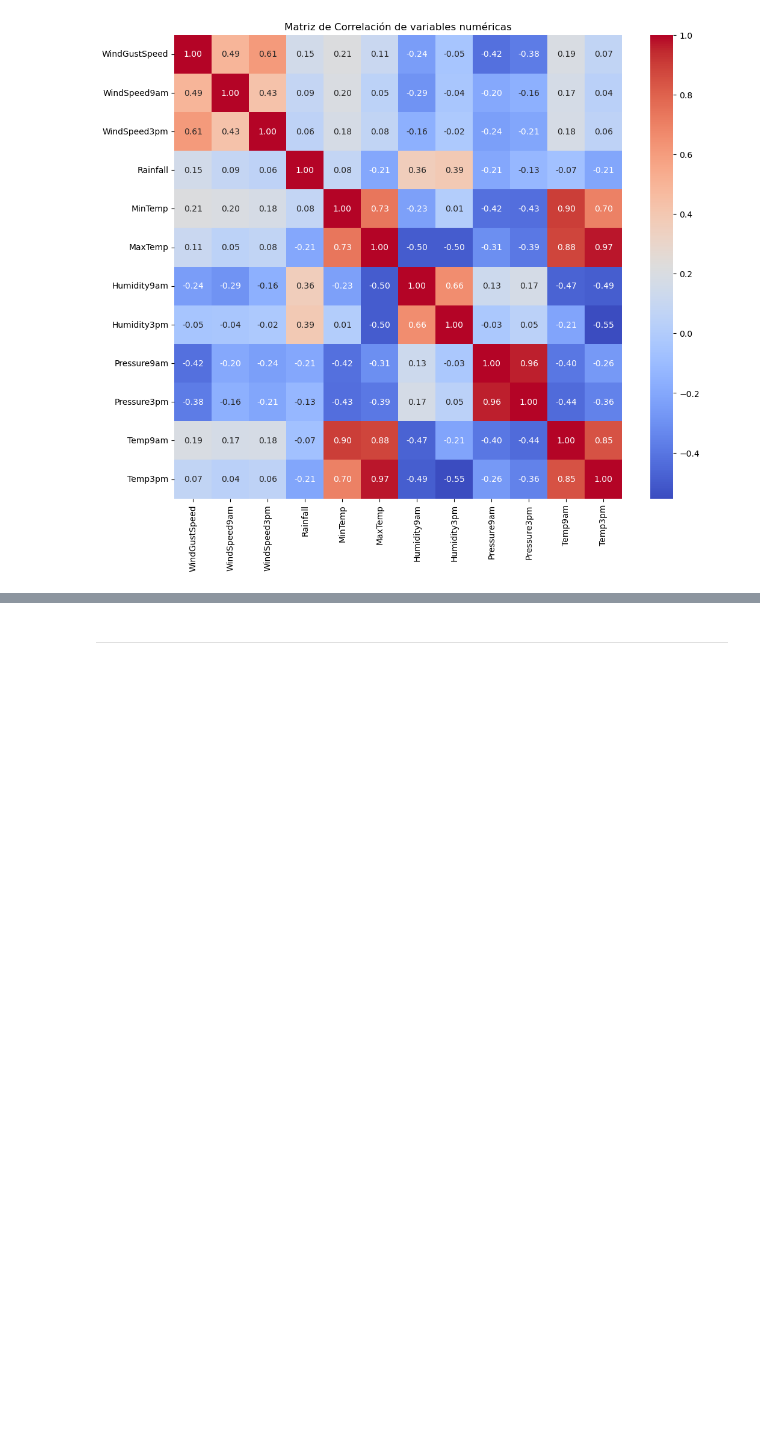
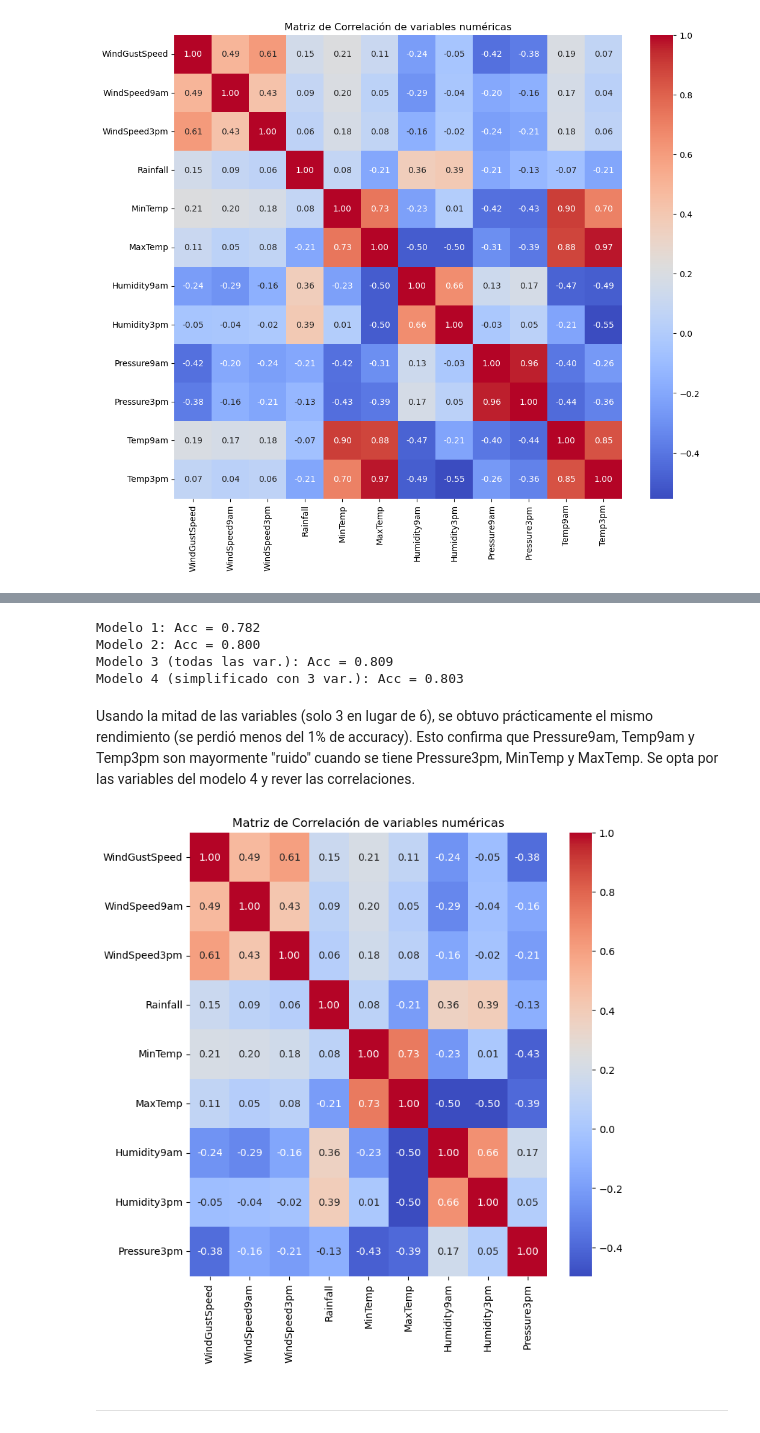
Before and after one commit to CaroRuiz92/AA1-TUIA-Ruiz-Quispe, a Jupyter notebook: TP-clasificacion-AA1.ipynb, the cells around one changed output, grey strips where cells are left out. Drawn from its saved outputs; the diff is of its cells as text; code cells hidden in the pictures; blank space fills up the shorter version.

Commit message:
Entre hasta item 3 - Correciones en uso de variables según correlación y modelado de regresion logistica

```diff
--- a/TP-clasificacion-AA1.ipynb
+++ b/TP-clasificacion-AA1.ipynb
@@ -265,3 +256,9 @@ plt.show()
+# %%
+if 'RainToday' in X_train.columns and X_train['RainToday'].dtype == 'object':
+    dic = {'Yes': 1, 'No': 0}
+    X_train['RainToday'] = X_train['RainToday'].map(dic)
+    X_val['RainToday'] = X_val['RainToday'].map(dic)
+    X_test['RainToday'] = X_test['RainToday'].map(dic)
 # %% [markdown]
 ---
 # %% [markdown]
@@ -631,0 +645,30 @@ data_final = data_final.drop(columns=['Temp9am', 'Temp3pm', 'Pressure3pm'])
+# %%
+modelo1 = make_pipeline(StandardScaler(), LogisticRegression()).fit(X1_train, y_train)
+modelo2 = make_pipeline(StandardScaler(), LogisticRegression()).fit(X2_train, y_train)
+modelo3 = make_pipeline(StandardScaler(), LogisticRegression()).fit(X3_train, y_train)
+modelo4 = make_pipeline(StandardScaler(), LogisticRegression()).fit(X4_train, y_train)
+
+# predicciones en test
+y_pred1 = modelo1.predict(X1_test)
+y_pred2 = modelo2.predict(X2_test)
+y_pred3 = modelo3.predict(X3_test)
+y_pred4 = modelo4.predict(X4_test)
+
+# evaluación en este caso del ACCURACY
+acc1 = accuracy_score(y_test, y_pred1)
+acc2 = accuracy_score(y_test, y_pred2)
+acc3 = accuracy_score(y_test, y_pred3)
+acc4 = accuracy_score(y_test, y_pred4)
+
+# print de resultados
+print(f"Modelo 1: Acc = {acc1:.3f}")
+print(f"Modelo 2: Acc = {acc2:.3f}")
+print(f"Modelo 3 (todas las var.): Acc = {acc3:.3f}")
+print(f"Modelo 4 (simplificado con 3 var.): Acc = {acc4:.3f}")
+# %% [output]
+Modelo 1: Acc = 0.782
+Modelo 2: Acc = 0.800
+Modelo 3 (todas las var.): Acc = 0.809
+Modelo 4 (simplificado con 3 var.): Acc = 0.803
+# %% [markdown]
+Usando la mitad de las variables (solo 3 en lugar de 6), se obtuvo prácticamente el mismo rendimiento (se perdió menos del 1% de accuracy). Esto confirma que Pressure9am, Temp9am y Temp3pm son mayormente "ruido" cuando se tiene Pressure3pm, MinTemp y MaxTemp. Se opta por las variables del modelo 4 y rever las correlaciones.
@@ -632,3 +678,15 @@ data_final = data_final.drop(columns=['Temp9am', 'Temp3pm', 'Pressure3pm'])
+# %%
+colum_numer_final_2 = ['WindGustSpeed', 'WindSpeed9am', 'WindSpeed3pm', 'Rainfall', 'MinTemp',
+       'MaxTemp', 'Humidity9am', 'Humidity3pm', 'Pressure3pm']
+
+corr_matrix_2 = X_train[colum_numer_final_2].corr()
+
+plt.figure(figsize=(8, 8))
+sns.heatmap(corr_matrix_2, annot=True, cmap='coolwarm', fmt=".2f")
+plt.title('Matriz de Correlación de variables numéricas')
+plt.show()
+# %% [output]
+[figure, added]
 # %% [markdown]
 ---
 # %% [markdown]
```
Also changed, not shown: parts of 56 cells of this notebook.
